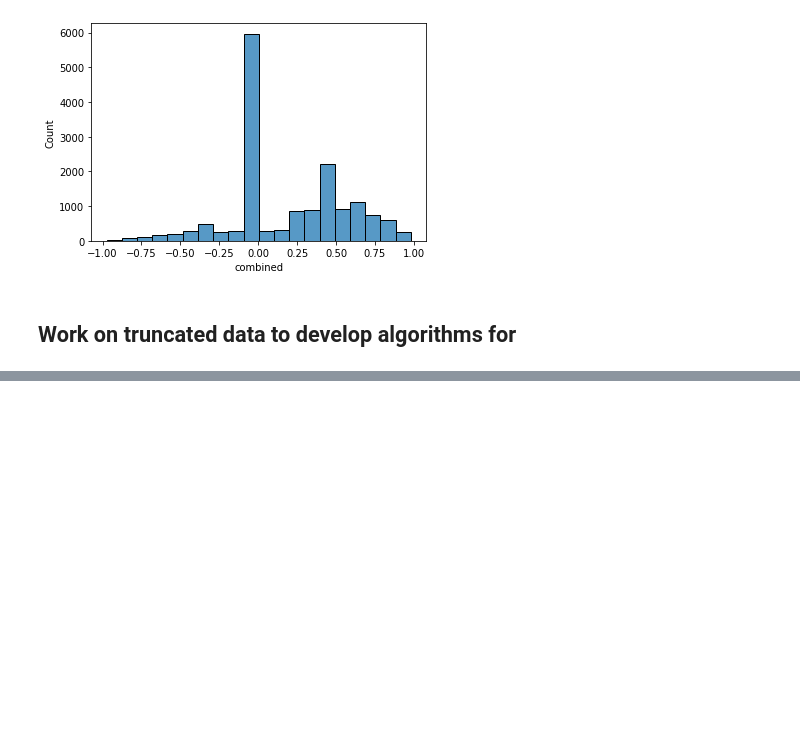
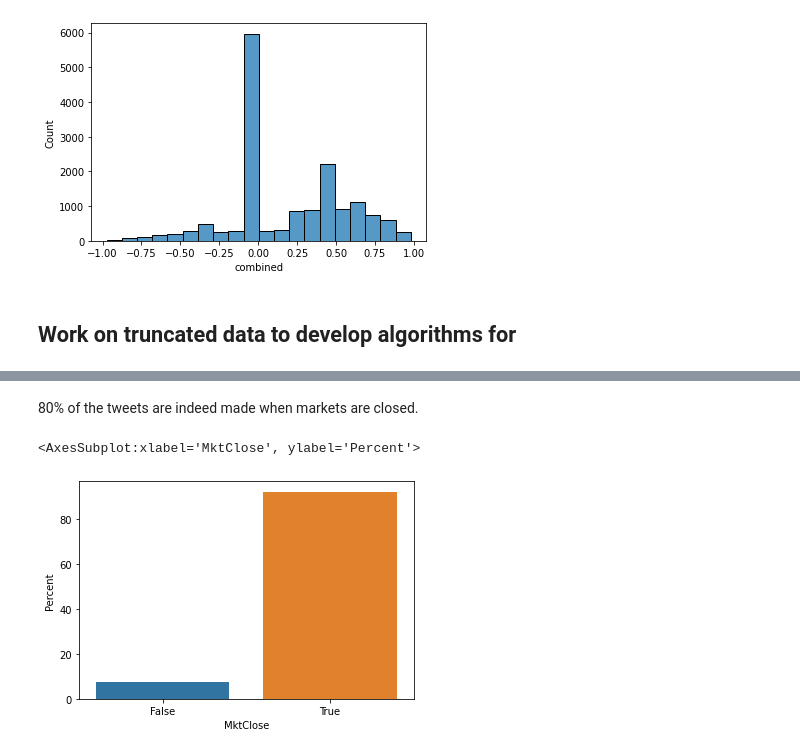
Before and after one commit to warriorprince86/MachineLearning, a Jupyter notebook: project/src/twitter_sentiment_analysis.ipynb, the cells around one changed output, grey strips where cells are left out. Drawn from its saved outputs; the diff is of its cells as text; code cells hidden in the pictures; blank space fills up the shorter version.

```diff
--- a/project/src/twitter_sentiment_analysis.ipynb
+++ b/project/src/twitter_sentiment_analysis.ipynb
@@ -351,0 +381,8 @@ memory usage: 786.8 KB
+# %%
+result['IsHoliday'] = result.Time.apply(lambda row: IsHoliday(row,holiday_date))
+result['IsAfterMkt'] = result.Time.apply(lambda row: IsAfterMkt(row))
+result['MktClose']= result.IsHoliday | result.IsAfterMkt
+result['IsSameDay'] = result.Time.apply(lambda row: IsSameDay(row))
+result['date'] = result.Time.apply(lambda row: row.date())
+result['revised-date'] = result[['IsSameDay','MktClose','date']].apply(lambda x: x['date'] if (x['IsSameDay']==True & x['MktClose']==True) else x['date']+timedelta(days=1), axis=1)  # need to revise to see if next day is also a holiday
+result.sort_values(by=['Time'])
@@ -351,0 +403,12 @@ memory usage: 786.8 KB
+# %% [markdown]
+80% of the tweets are indeed made when markets are closed.
+# %%
+#sns.countplot(data=result, x='MktClose')
+data = result.groupby(by=['MktClose']).date.count()/len(result.date)*100
+data = pd.DataFrame(data)
+data.reset_index(inplace=True, drop=False)
+data.columns = ['MktClose', 'Percent']
+sns.barplot(x='MktClose', y='Percent',data=data)
+# %% [output]
+<AxesSubplot:xlabel='MktClose', ylabel='Percent'>
+[figure, added]
```
Also changed, not shown: parts of 10 cells of this notebook.
